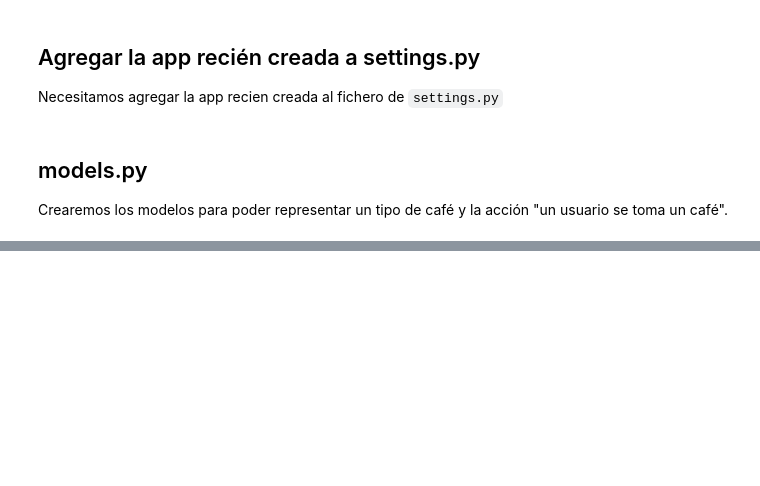
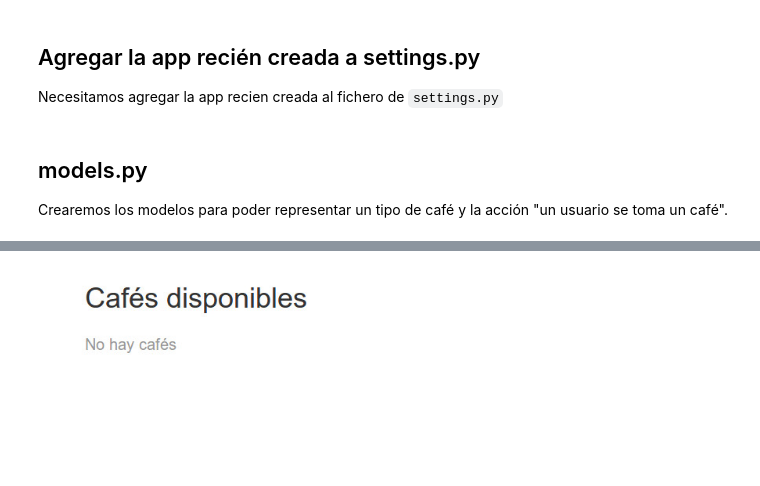
Before and after one commit to marcosgabarda/workshop-introduction-django, a Jupyter notebook: workshop_introduction_django.ipynb, the cells around one changed output, grey strips where cells are left out. Drawn from its saved outputs; the diff is of its cells as text; code cells hidden in the pictures; blank space fills up the shorter version.

```diff
--- a/workshop_introduction_django.ipynb
+++ b/workshop_introduction_django.ipynb
@@ -305,0 +441,5 @@ Creamos la base de datos
+# %%
+from IPython.display import Image
+Image(filename="files/capture_1.jpg")
+# %% [output]
+[figure, added]
```
Also changed, not shown: parts of 26 cells of this notebook, 10 other files.
